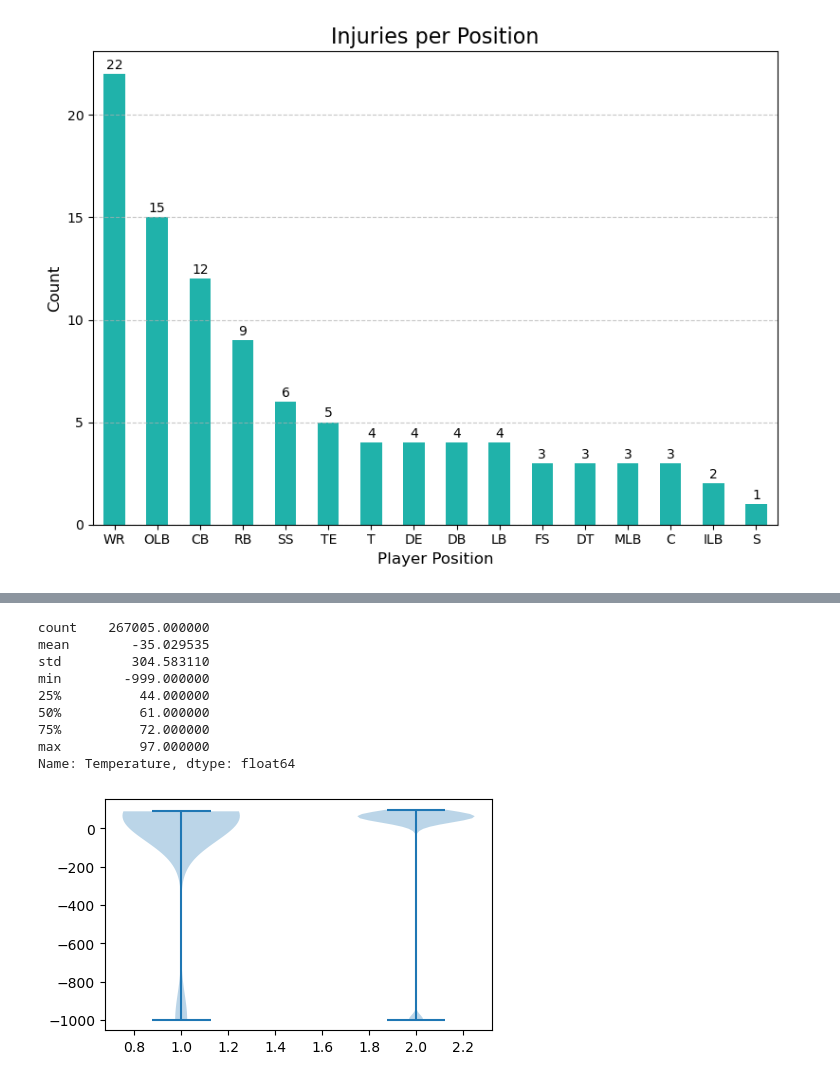
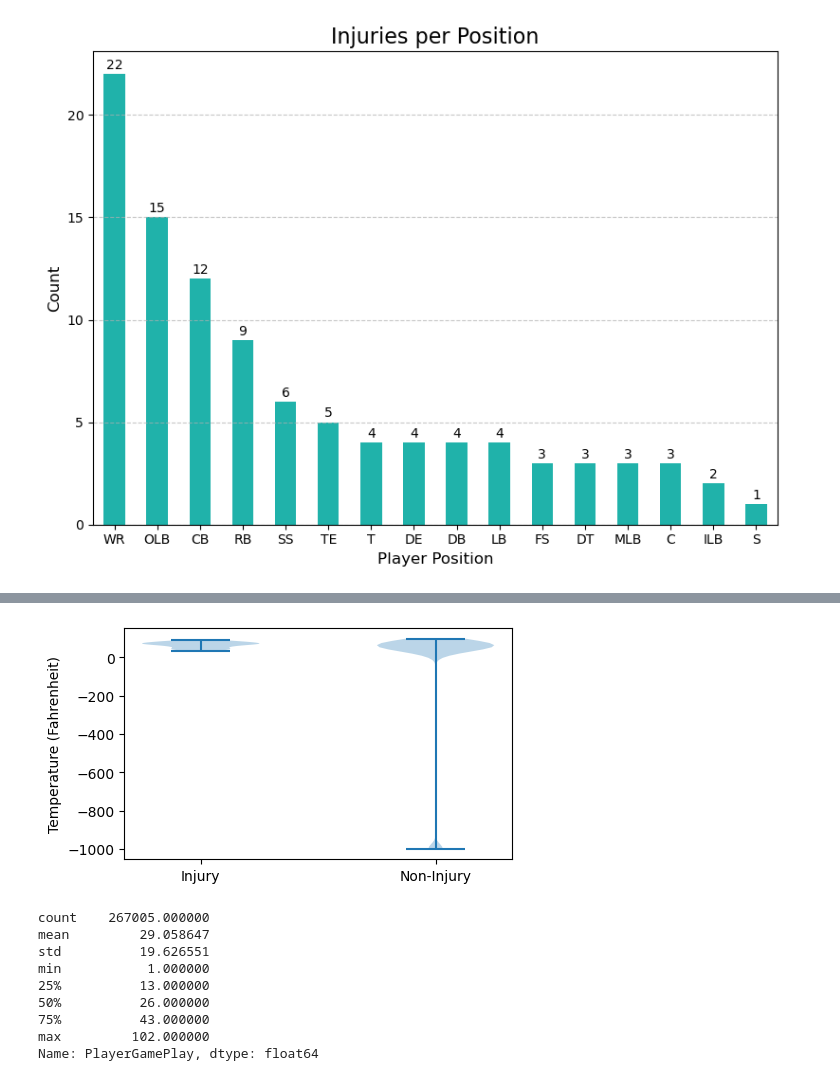
Before and after one commit to veronicafigueroa/NFL-Injury-Risk-Analysis, a Jupyter notebook: src/EDA.ipynb, the cells around one changed output, grey strips where cells are left out. Cells and saved outputs as stored; diff of their text form; code cells hidden in the pictures.

```diff
--- a/src/EDA.ipynb
+++ b/src/EDA.ipynb
@@ -41,3 +51,18 @@ injury_plays.to_csv('Injury_Plays.csv', index=False)
 [267005 rows x 15 columns]>
 # %% [markdown]
 **Visualization**
+# %%
+# ONLY keeping colums that are static throughout a game
+# Merge based on PlayerKey and GameID (might result in duplicates)
+merged_injury_data = pd.merge(
+    injuries_df,
+    plays_df[['PlayerKey', 'GameID', 'RosterPosition', 'PlayerDay', 'PlayerGame', 'StadiumType', 'FieldType',
+              'Temperature', 'Weather']],
+    how='left', on=['PlayerKey', 'GameID']
+)
+
+# Drop duplicates, keeping the first occurrence of each PlayerKey and GameID combination
+merged_injury_data = merged_injury_data.drop_duplicates(subset=['PlayerKey', 'GameID'])
+
+# Check the result
+print(merged_injury_data)
@@ -85,3 +129,11 @@ plt.show()
 
 [100 rows x 14 columns]
 [figure]
+# %%
+
+print(merged_injury_data['Temperature'].describe())
+
+# Replace -999 with NaN in the 'Temperature' column
+merged_injury_data['Temperature'] = merged_injury_data['Temperature'].replace(-999, np.nan)
+
+print(merged_injury_data['Temperature'].describe())
@@ -88,22 +159,24 @@ plt.show()
+# %%
+dataset = [merged_injury_data['Temperature'].dropna().values,
+           injury_plays[injury_plays['InjuryStatus']==False]['Temperature'].dropna().values]
+
+plt.figure(figsize=(5,3))
+
+plt.violinplot(dataset=dataset)
+plt.xticks([1, 2], ['Injury', 'Non-Injury'])
+plt.ylabel('Temperature (Fahrenheit)')
+plt.show()
+# %% [output]
+[figure, added]
 # %%
-print(injury_plays['Temperature'].describe())
+print(injury_plays['PlayerGamePlay'].describe())
 # %% [output]
 count    267005.000000
-mean        -35.029535
-std         304.583110
-min        -999.000000
-25%          44.000000
-50%          61.000000
-75%          72.000000
-max          97.000000
-Name: Temperature, dtype: float64
+mean         29.058647
+std          19.626551
+min           1.000000
+25%          13.000000
+50%          26.000000
+75%          43.000000
+max         102.000000
+Name: PlayerGamePlay, dtype: float64
-# %%
-dataset = [injury_plays[injury_plays['InjuryStatus']==True]['Temperature'].values,
-           injury_plays[injury_plays['InjuryStatus']==False]['Temperature'].values]
-
-plt.figure(figsize=(5,3))
-
-plt.violinplot(dataset=dataset)
-plt.show()
-# %% [output]
-[figure, removed]
```
Also changed, not shown: parts of 17 cells of this notebook, 1 other file.
